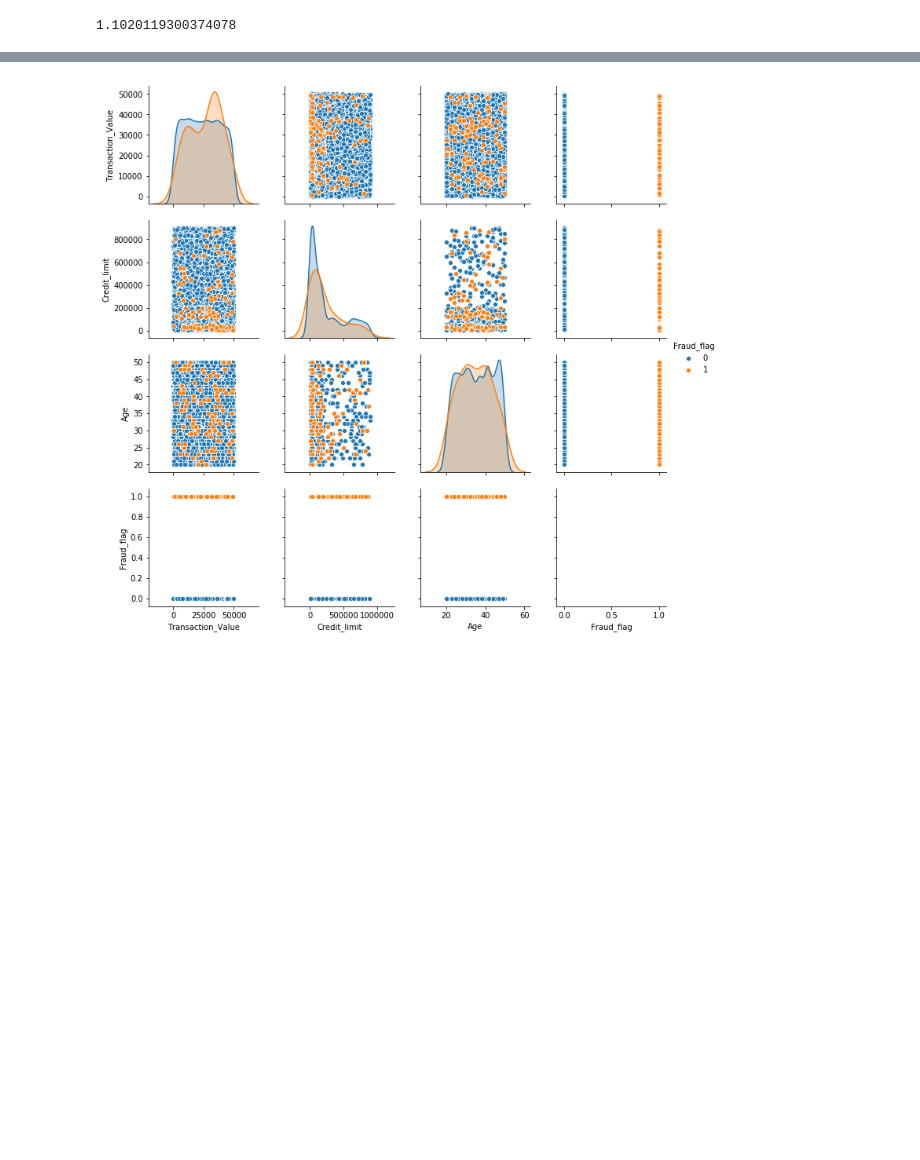
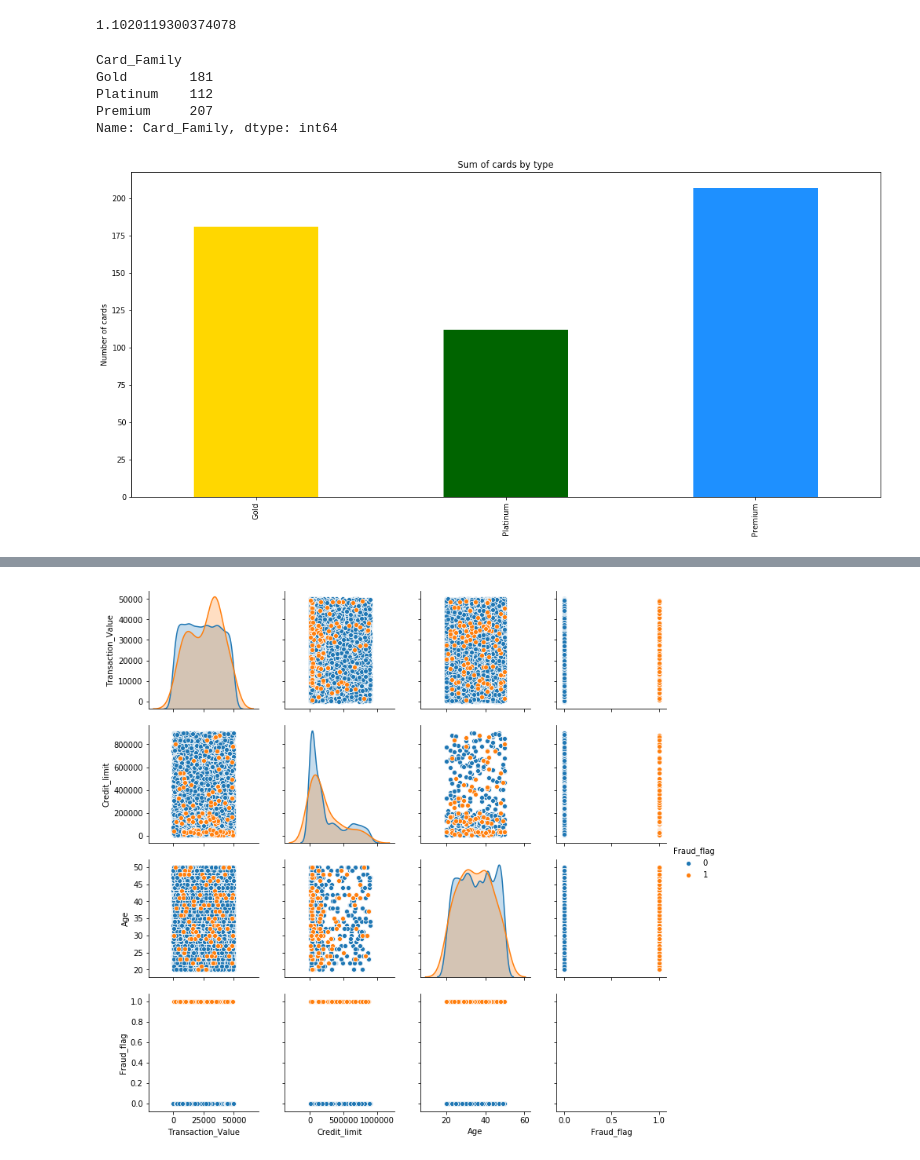
Before and after one commit to jbe1992/final-project, a Jupyter notebook: Credit Card Analysis and Fraud Detection.ipynb, the cells around one changed output, grey strips where cells are left out. Drawn from its saved outputs; the diff is of its cells as text; code cells hidden in the pictures; blank space fills up the shorter version.

```diff
--- a/Credit Card Analysis and Fraud Detection.ipynb
+++ b/Credit Card Analysis and Fraud Detection.ipynb
@@ -116,3 +119,24 @@ Name: Fraud_flag, dtype: int64
 transaction_df['Fraud_flag'].value_counts()[1]/transaction_df['Fraud_flag'].value_counts()[0]*100
 # %% [output]
 1.1020119300374078
+# %%
+query = """SELECT * FROM Card_base;"""
+engine = create_engine(connection_string)
+# %%
+card_df = pd.read_sql(query, engine)
+# %%
+card_df.groupby('Card_Family')['Card_Family'].count()
+# %% [output]
+Card_Family
+Gold        181
+Platinum    112
+Premium     207
+Name: Card_Family, dtype: int64
+# %%
+card_df.groupby('Card_Family')['Card_Family'].count().plot(kind = 'bar', color = ['gold', 'darkgreen', 'dodgerblue'])
+plt.xlabel('')
+plt.ylabel('Number of cards')
+plt.title('Sum of cards by type')
+plt.show()
+# %% [output]
+[figure, added]
```
Also changed, not shown: parts of 27 cells of this notebook.
